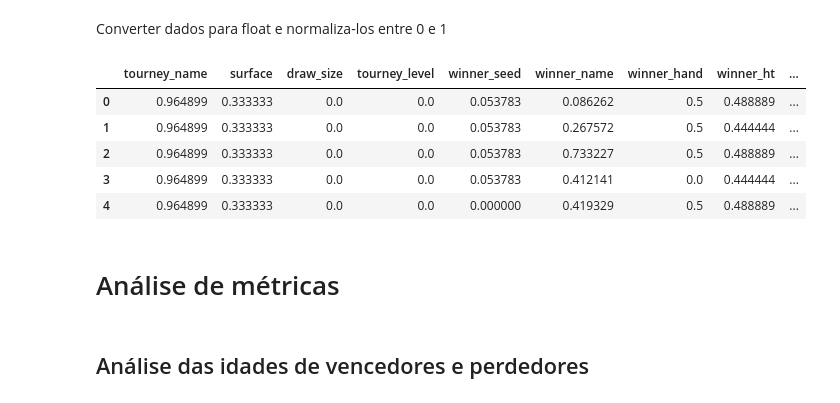
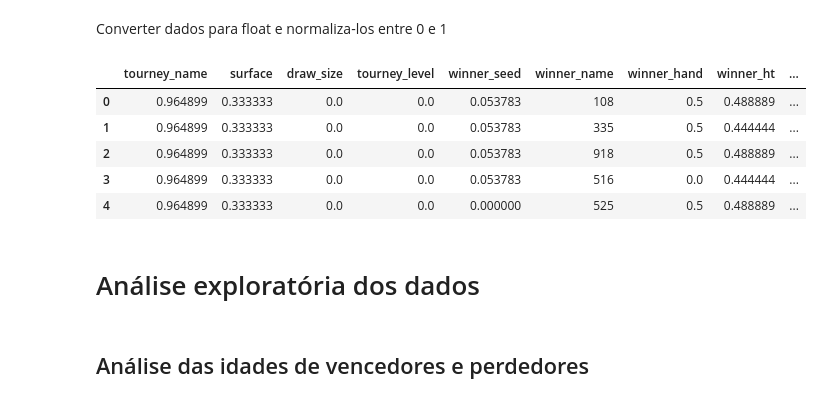
Before and after one commit to lucasfalopes/ENG4040-PROJETO, a Jupyter notebook: tenisIqModel.ipynb, the cells around one changed output. Drawn from its saved outputs; the diff is of its cells as text; code cells hidden in the pictures.

```diff
--- a/tenisIqModel.ipynb
+++ b/tenisIqModel.ipynb
@@ -232,35 +232,38 @@ Converter dados para float e normaliza-los entre 0 e 1
 # %%
 from sklearn.preprocessing import MinMaxScaler
 
 # Converter todas as colunas numéricas para float, ignorando as categóricas
 for col in df.columns:
     if df[col].dtype == 'object':
         try:
             df[col] = df[col].astype(float)
         except ValueError:
             # Manter como está se não puder ser convertido
             continue
 
 # Selecionar apenas colunas numéricas para normalizar
 numeric_cols = df.select_dtypes(include=['float64', 'int64']).columns
 
+# Remover a coluna 'winner_name' da lista de colunas numéricas
+numeric_cols = numeric_cols.drop('winner_name')
+
 # Inicializar o normalizador Min-Max
 scaler = MinMaxScaler()
 
 # Aplicar o normalizador
 df[numeric_cols] = scaler.fit_transform(df[numeric_cols])
 
 # Verificar as primeiras linhas dos dados normalizados
 df.head()
 # %% [output]
 |  | tourney_name | surface | draw_size | tourney_level | winner_seed | winner_name | winner_hand | winner_ht | ... |
-| 0 | 0.964899 | 0.333333 | 0.0 | 0.0 | 0.053783 | 0.086262 | 0.5 | 0.488889 | ... |
-| 1 | 0.964899 | 0.333333 | 0.0 | 0.0 | 0.053783 | 0.267572 | 0.5 | 0.444444 | ... |
-| 2 | 0.964899 | 0.333333 | 0.0 | 0.0 | 0.053783 | 0.733227 | 0.5 | 0.488889 | ... |
-| 3 | 0.964899 | 0.333333 | 0.0 | 0.0 | 0.053783 | 0.412141 | 0.0 | 0.444444 | ... |
-| 4 | 0.964899 | 0.333333 | 0.0 | 0.0 | 0.000000 | 0.419329 | 0.5 | 0.488889 | ... |
+| 0 | 0.964899 | 0.333333 | 0.0 | 0.0 | 0.053783 | 108 | 0.5 | 0.488889 | ... |
+| 1 | 0.964899 | 0.333333 | 0.0 | 0.0 | 0.053783 | 335 | 0.5 | 0.444444 | ... |
+| 2 | 0.964899 | 0.333333 | 0.0 | 0.0 | 0.053783 | 918 | 0.5 | 0.488889 | ... |
+| 3 | 0.964899 | 0.333333 | 0.0 | 0.0 | 0.053783 | 516 | 0.0 | 0.444444 | ... |
+| 4 | 0.964899 | 0.333333 | 0.0 | 0.0 | 0.000000 | 525 | 0.5 | 0.488889 | ... |
-# %% [markdown]
-# Análise de métricas
+# %% [markdown]
+# Análise exploratória dos dados
 # %% [markdown]
 ## Análise das idades de vencedores e perdedores
 # %%
```
Also changed, not shown: parts of 3 cells of this notebook.
